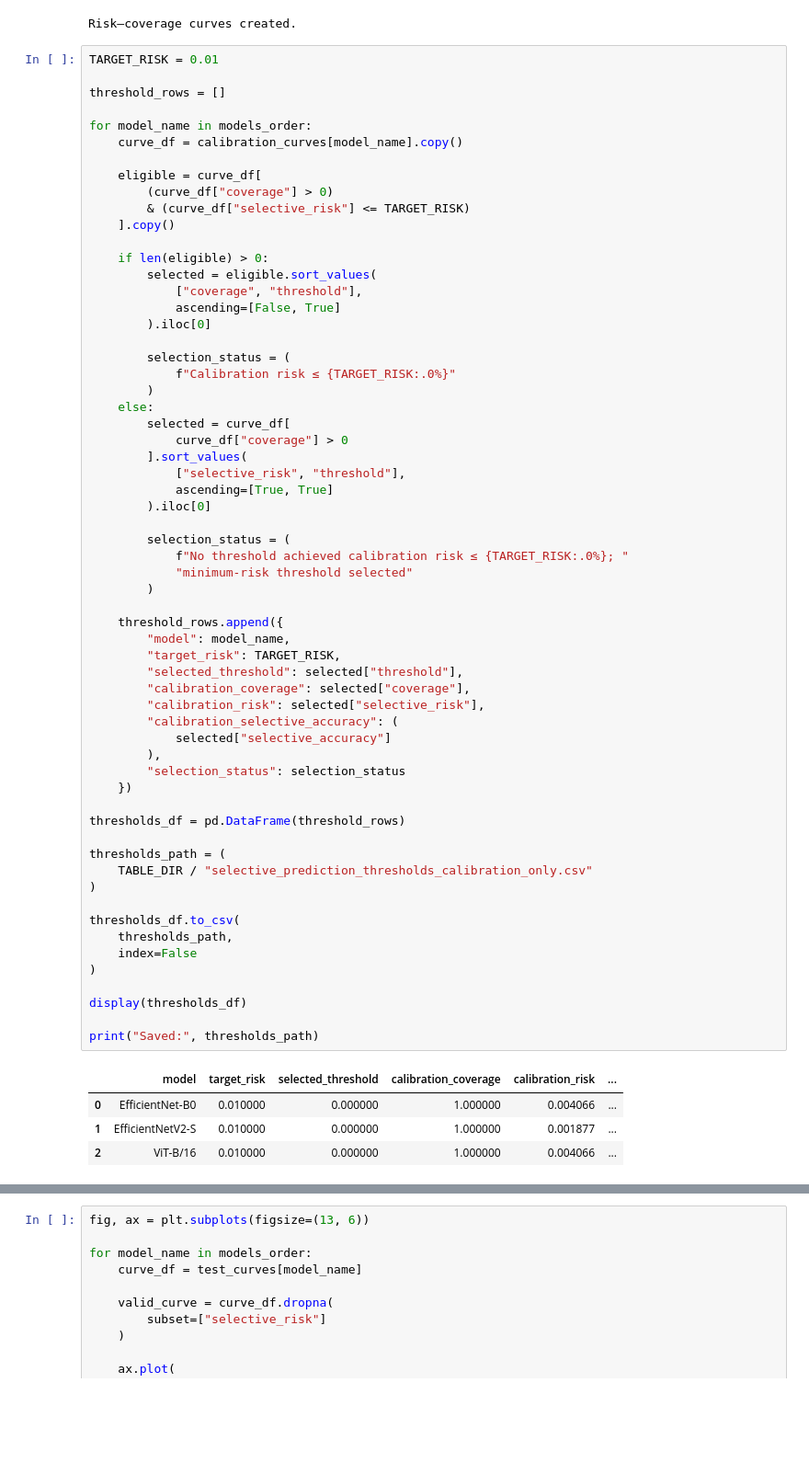
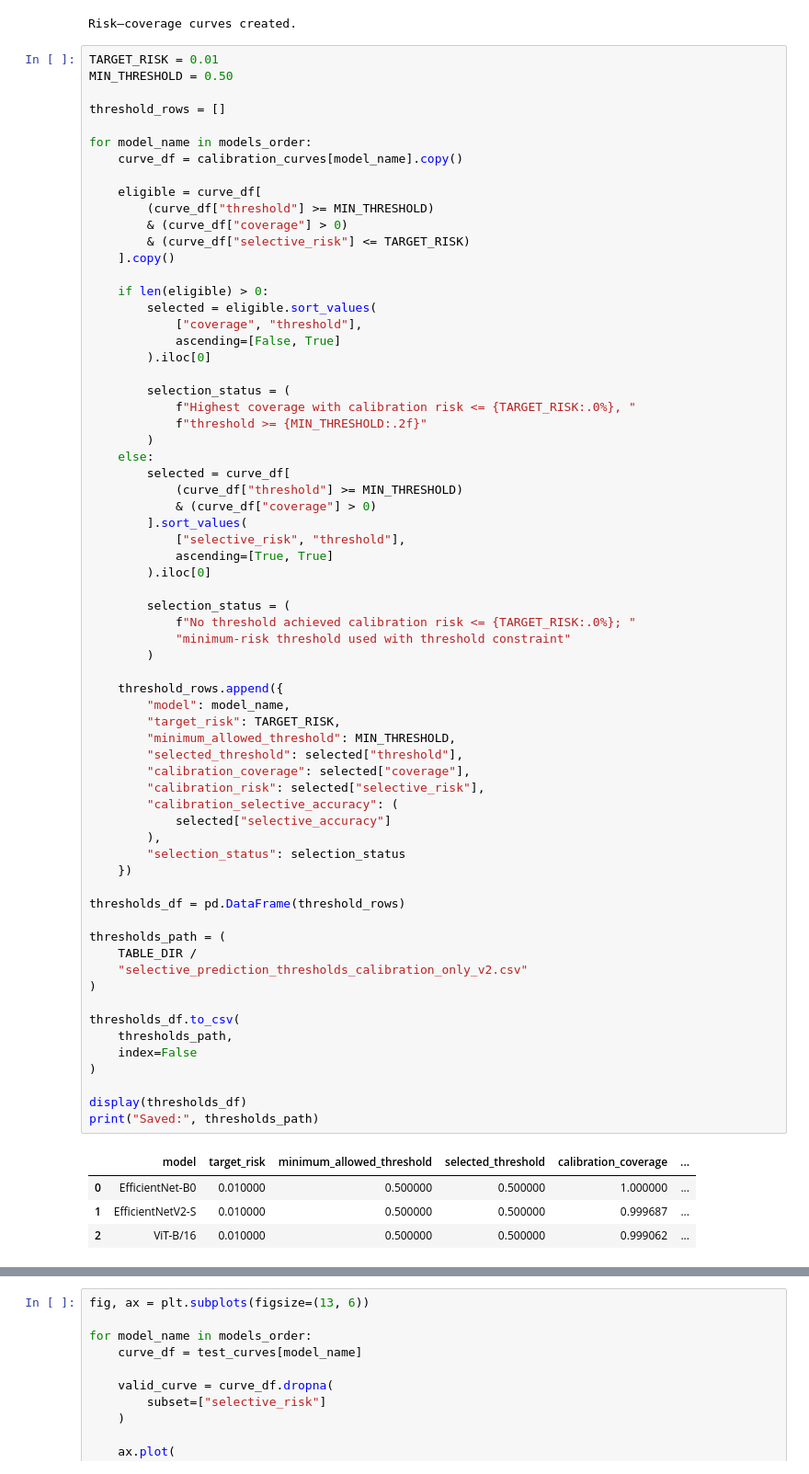
Before and after one commit to prajwal816/Crop-Disease-Detection, a Jupyter notebook: 08_calibration_and_selective_prediction.ipynb, the cells around one changed output, grey strips where cells are left out. Shown at 92% size. Saved outputs shown, nothing was run; the diff lists cells and outputs as text; blank space fills up the shorter version.

Commit message:
Kaggle Notebook | 08_calibration_and_selective_prediction | Version 2

```diff
--- a/08_calibration_and_selective_prediction.ipynb
+++ b/08_calibration_and_selective_prediction.ipynb
@@ -947,6 +947,7 @@ print("Risk–coverage curves created.")
 Risk–coverage curves created.
 # %%
 TARGET_RISK = 0.01
+MIN_THRESHOLD = 0.50
 
 threshold_rows = []
 
@@ -954,7 +955,8 @@ for model_name in models_order:
     curve_df = calibration_curves[model_name].copy()
 
     eligible = curve_df[
-        (curve_df["coverage"] > 0)
+        (curve_df["threshold"] >= MIN_THRESHOLD)
+        & (curve_df["coverage"] > 0)
         & (curve_df["selective_risk"] <= TARGET_RISK)
     ].copy()
 
@@ -965,49 +967,52 @@ for model_name in models_order:
         ).iloc[0]
 
         selection_status = (
-            f"Calibration risk ≤ {TARGET_RISK:.0%}"
+            f"Highest coverage with calibration risk <= {TARGET_RISK:.0%}, "
+            f"threshold >= {MIN_THRESHOLD:.2f}"
         )
     else:
         selected = curve_df[
-            curve_df["coverage"] > 0
+            (curve_df["threshold"] >= MIN_THRESHOLD)
+            & (curve_df["coverage"] > 0)
         ].sort_values(
             ["selective_risk", "threshold"],
             ascending=[True, True]
         ).iloc[0]
 
         selection_status = (
-            f"No threshold achieved calibration risk ≤ {TARGET_RISK:.0%}; "
-            "minimum-risk threshold selected"
+            f"No threshold achieved calibration risk <= {TARGET_RISK:.0%}; "
+            "minimum-risk threshold used with threshold constraint"
         )
 
     threshold_rows.append({
         "model": model_name,
         "target_risk": TARGET_RISK,
+        "minimum_allowed_threshold": MIN_THRESHOLD,
         "selected_threshold": selected["threshold"],
         "calibration_coverage": selected["coverage"],
         "calibration_risk": selected["selective_risk"],
         "calibration_selective_accuracy": (
             selected["selective_accuracy"]
         ),
         "selection_status": selection_status
     })
 
 thresholds_df = pd.DataFrame(threshold_rows)
 
 thresholds_path = (
-    TABLE_DIR / "selective_prediction_thresholds_calibration_only.csv"
+    TABLE_DIR /
+    "selective_prediction_thresholds_calibration_only_v2.csv"
 )
 
 thresholds_df.to_csv(
     thresholds_path,
     index=False
 )
 
 display(thresholds_df)
-
 print("Saved:", thresholds_path)
 # %% [output]
-|  | model | target_risk | selected_threshold | calibration_coverage | calibration_risk | ... |
-| 0 | EfficientNet-B0 | 0.010000 | 0.000000 | 1.000000 | 0.004066 | ... |
-| 1 | EfficientNetV2-S | 0.010000 | 0.000000 | 1.000000 | 0.001877 | ... |
-| 2 | ViT-B/16 | 0.010000 | 0.000000 | 1.000000 | 0.004066 | ... |
+|  | model | target_risk | minimum_allowed_threshold | selected_threshold | calibration_coverage | ... |
+| 0 | EfficientNet-B0 | 0.010000 | 0.500000 | 0.500000 | 1.000000 | ... |
+| 1 | EfficientNetV2-S | 0.010000 | 0.500000 | 0.500000 | 0.999687 | ... |
+| 2 | ViT-B/16 | 0.010000 | 0.500000 | 0.500000 | 0.999062 | ... |
```
Also changed, not shown: parts of 6 cells of this notebook.
